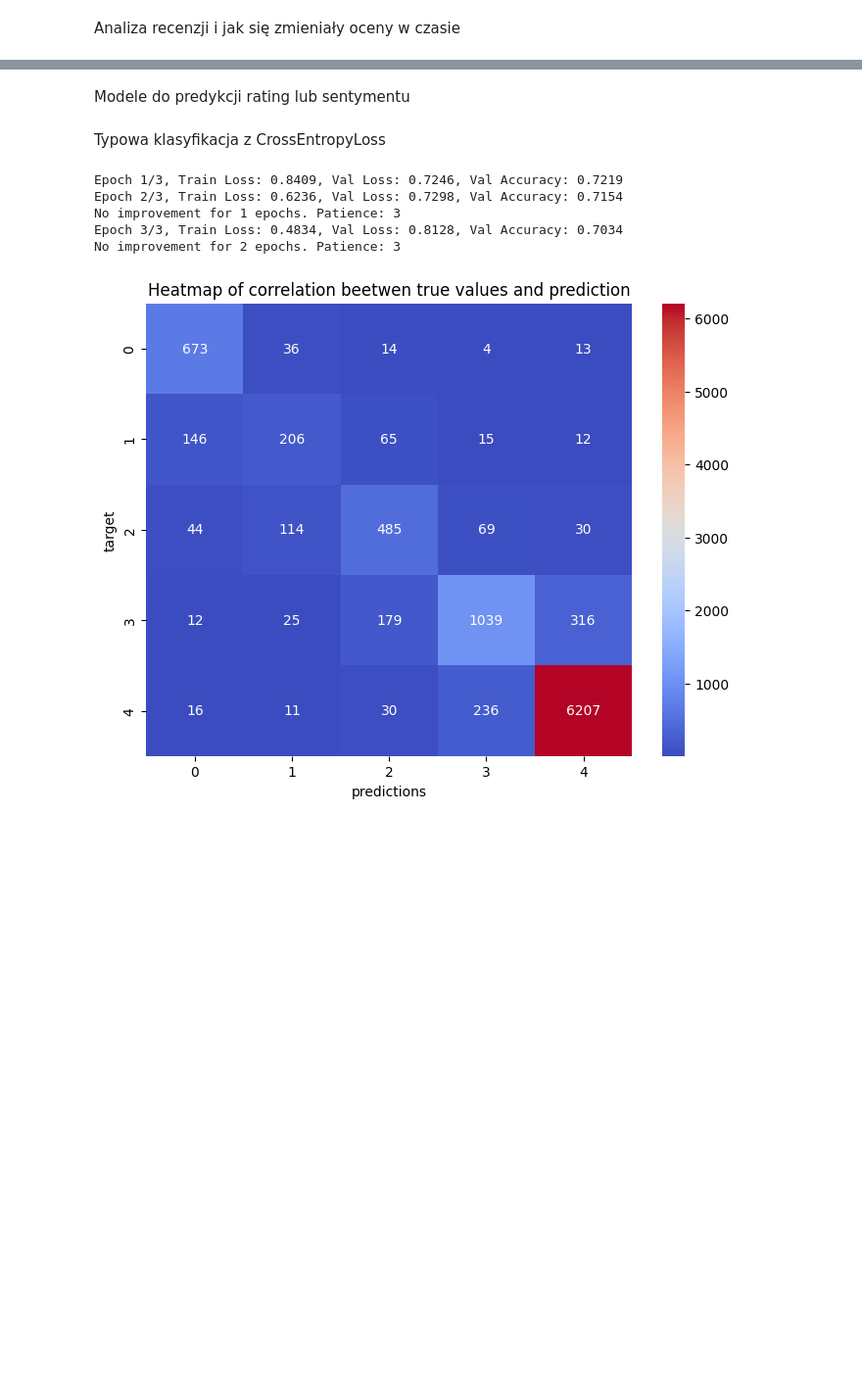
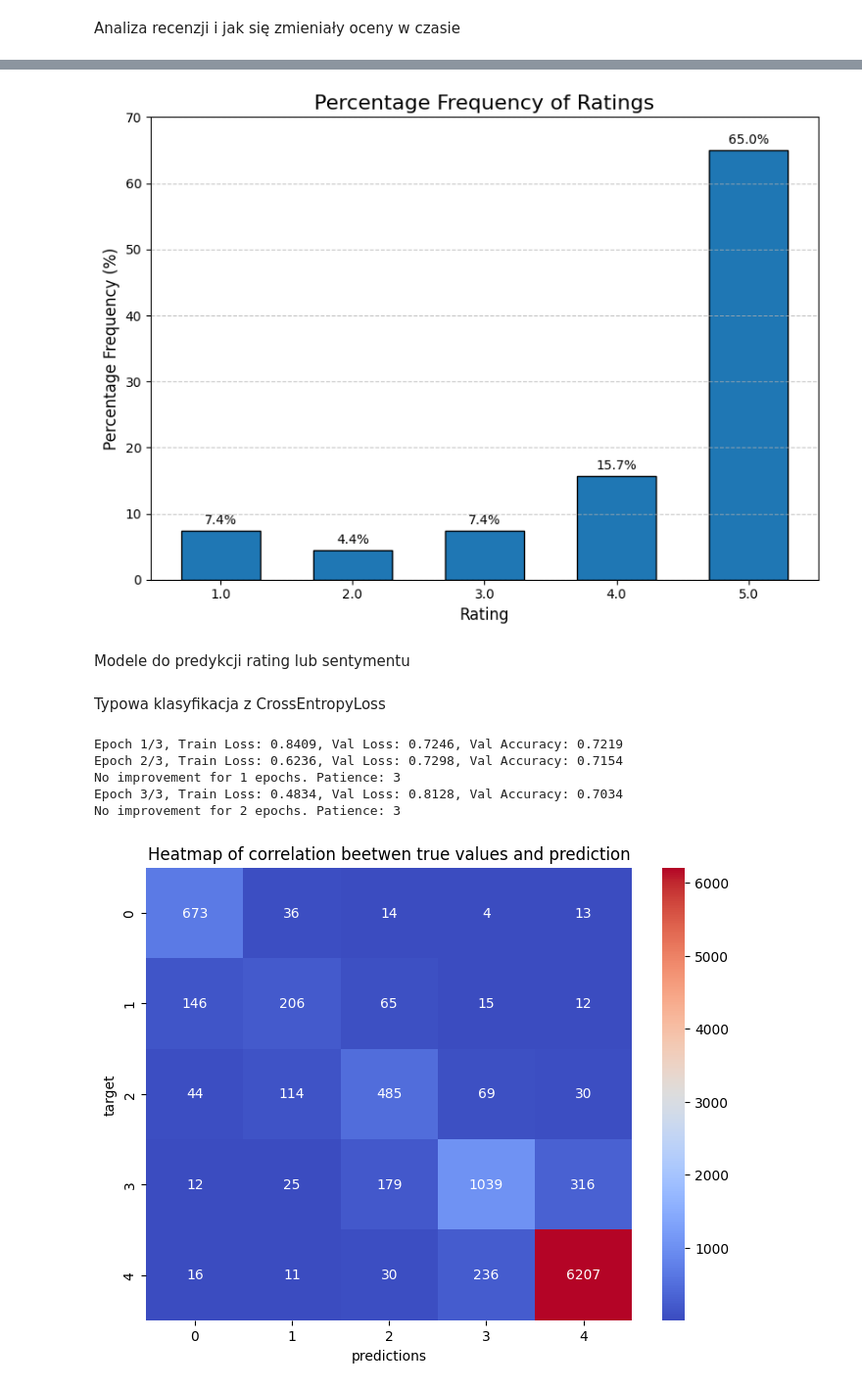
Before and after one commit to m24jeczen/Diploma-Project-Sentiment-analysis-based-on-products-reviews, a Jupyter notebook: Demo.ipynb, the cells around one changed output, grey strips where cells are left out. Shown: that part at 98% size. Cells and saved outputs as stored; diff of their text form; code cells hidden in the pictures; blank space fills up the shorter version.

```diff
--- a/Demo.ipynb
+++ b/Demo.ipynb
@@ -74,3 +50,9 @@ plot_monthly_avg(data)
+# %%
+from codes.deep_learning.rating_analysis import distribiution_of_rating
+
+distribiution_of_rating(data)
+# %% [output]
+[figure, added]
 # %% [markdown]
 Modele do predykcji rating lub sentymentu
 # %% [markdown]
```
Also changed, not shown: parts of 5 cells of this notebook, 1 other file.
